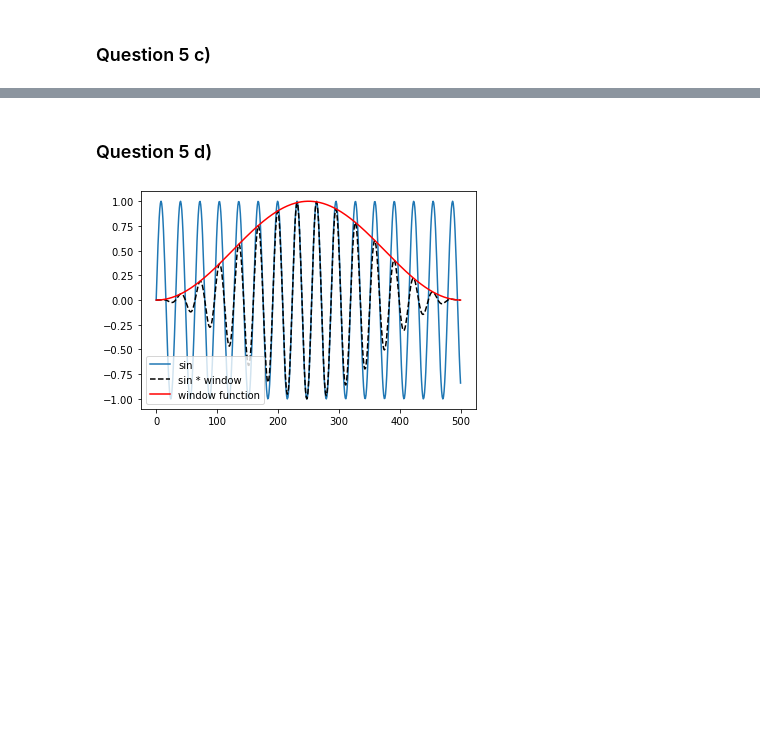
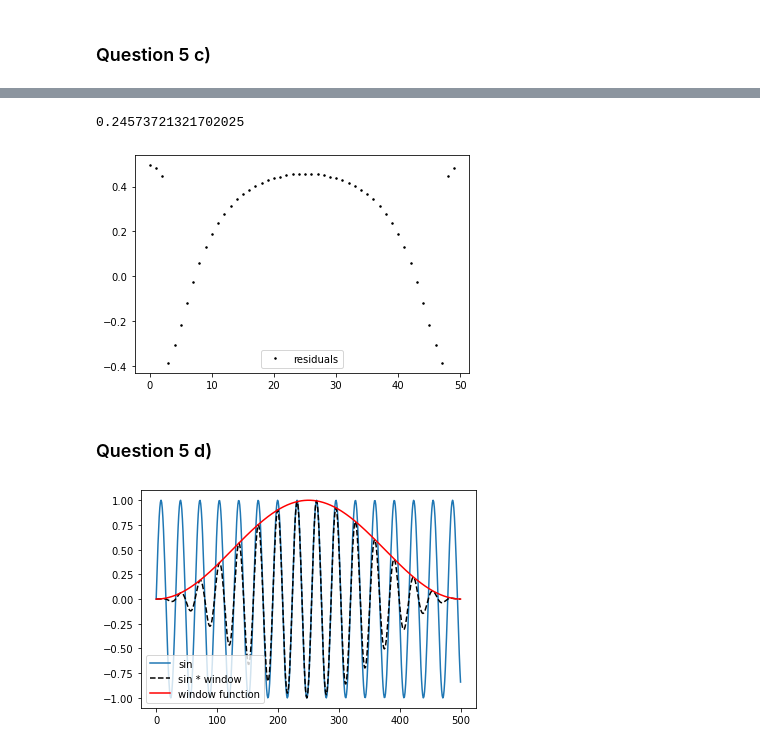
Before and after one commit to megancvitan/PHYS512-Computational-Physics, a Jupyter notebook: assignment_4/question_5.ipynb, the cells around one changed output, grey strips where cells are left out. Drawn from its saved outputs; the diff is of its cells as text; code cells hidden in the pictures; blank space fills up the shorter version.

```diff
--- a/assignment_4/question_5.ipynb
+++ b/assignment_4/question_5.ipynb
@@ -49,3 +136,13 @@ The peak we observe is almost like a delta function, but the peak has a small ba
+# %%
+#Residuals
+print(np.mean(abs(ft)-abs(sinfft)))
+plt.plot(abs(ft)-abs(sinfft),'.',color='black',markersize=3,label='residuals')
+plt.legend()
+plt.show()
+#Angry residuals >.<
+# %% [output]
+0.24573721321702025
+[figure, added]
 # %% [markdown]
 ### Question 5 d)
 # %%
```
Also changed, not shown: parts of 13 cells of this notebook, 2 other files.
